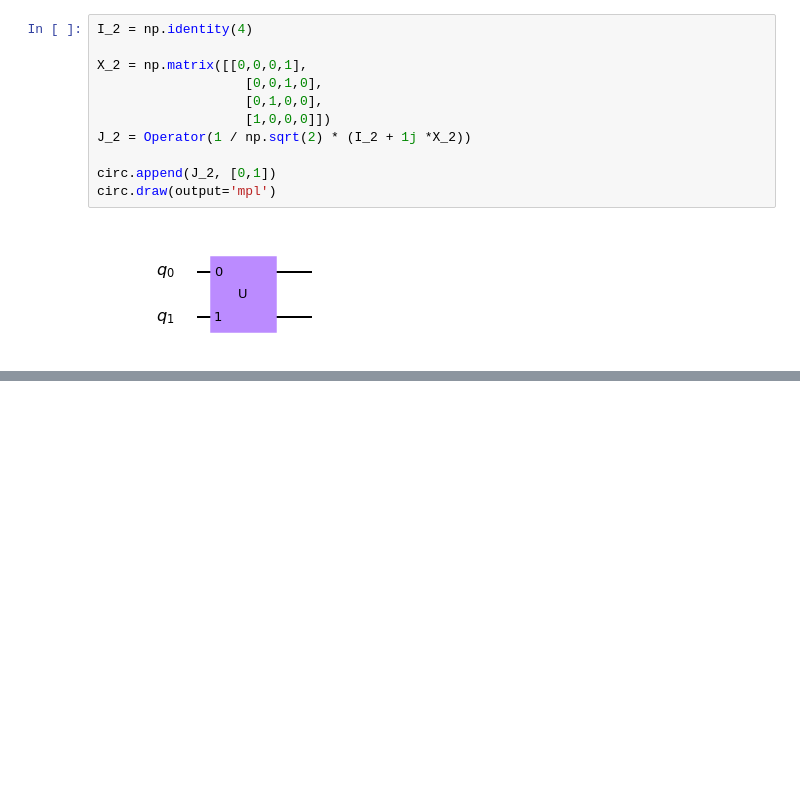
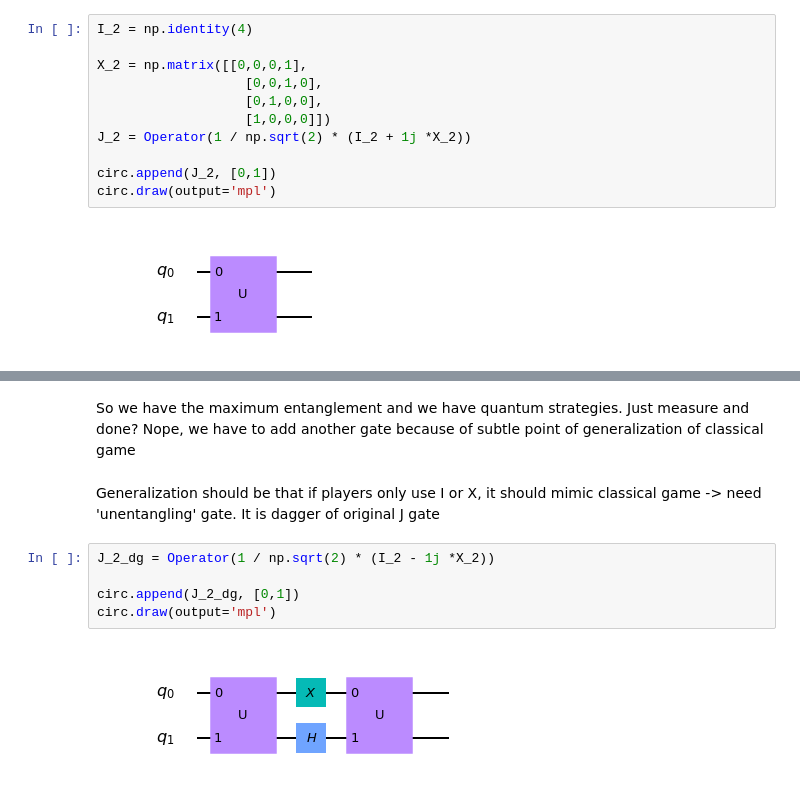
Before and after one commit to desireevl/quantum-game-theory, a Jupyter notebook: quantum_game_theory.ipynb, the cells around one changed output, grey strips where cells are left out. Cells and saved outputs as stored; diff of their text form; blank space fills up the shorter version.

```diff
--- a/quantum_game_theory.ipynb
+++ b/quantum_game_theory.ipynb
@@ -115,0 +161,11 @@ nash equilibrium
+# %% [markdown]
+So we have the maximum entanglement and we have quantum strategies. Just measure and done? Nope, we have to add another gate because of subtle point of generalization of classical game
+# %% [markdown]
+Generalization should be that if players only use I or X, it should mimic classical game -> need 'unentangling' gate. It is dagger of original J gate
+# %%
+J_2_dg = Operator(1 / np.sqrt(2) * (I_2 - 1j *X_2))
+
+circ.append(J_2_dg, [0,1])
+circ.draw(output='mpl')
+# %% [output]
+[figure, added]
```
Also changed, not shown: parts of 36 cells of this notebook.
